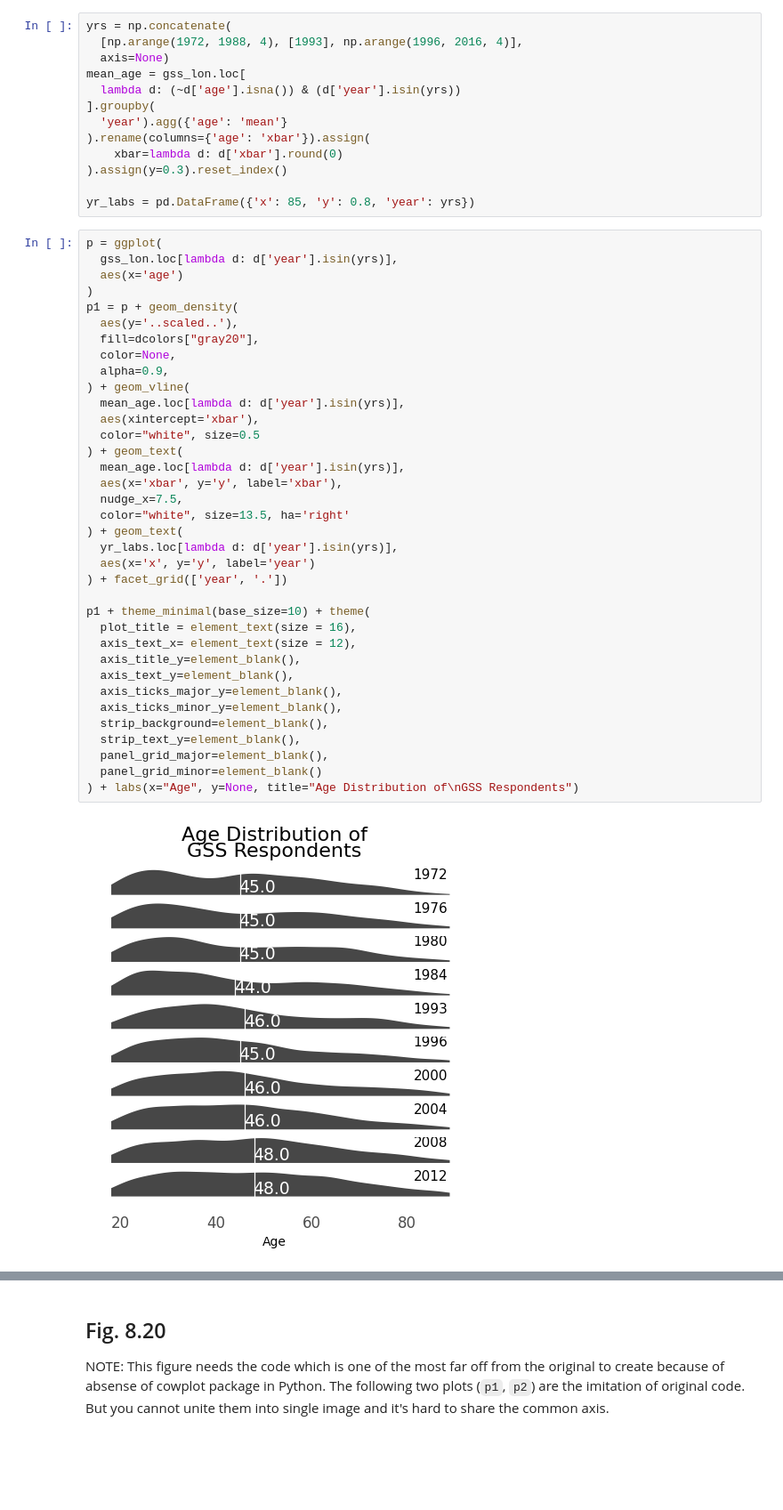
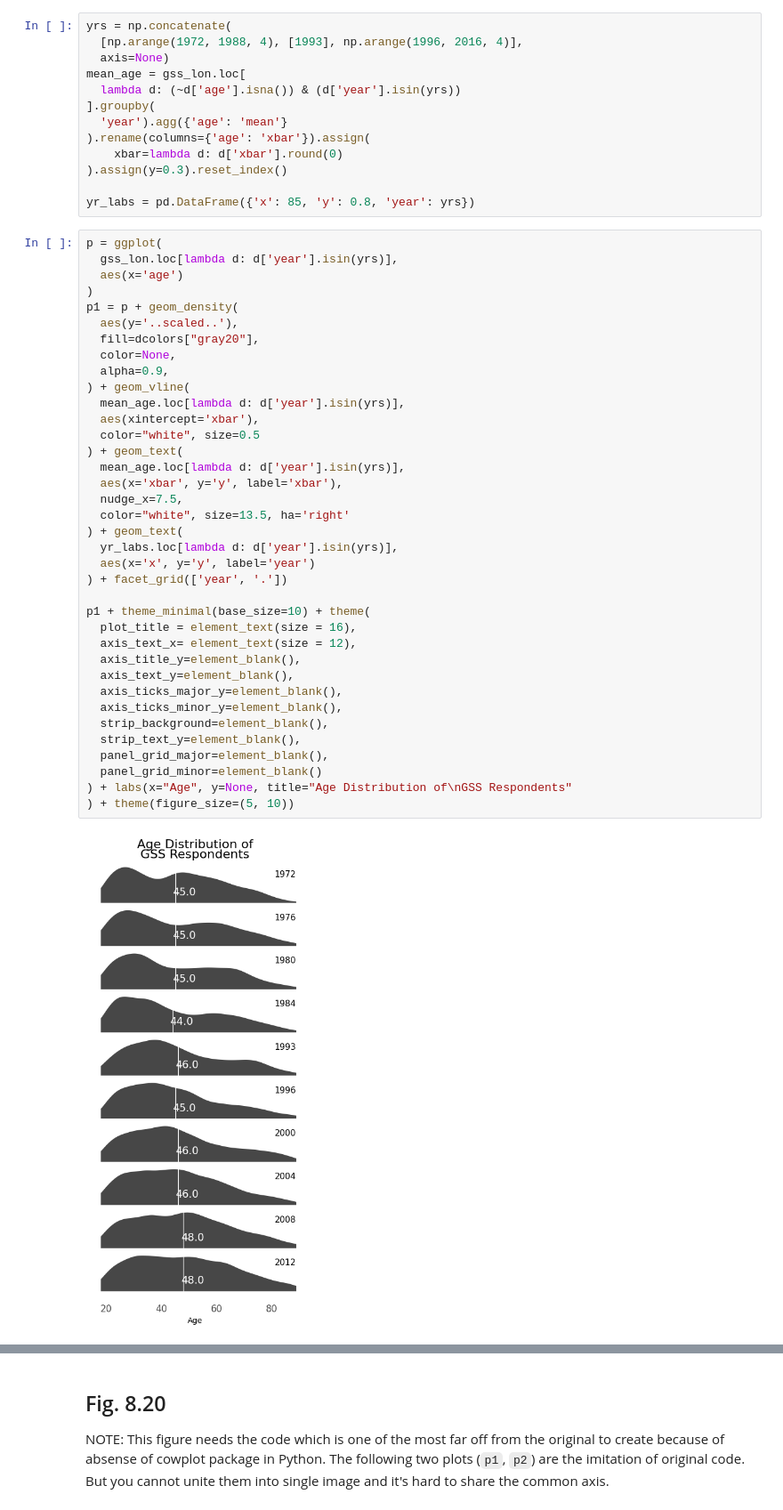
Before and after one commit to Gedevan-Aleksizde/pysocviz, a Jupyter notebook: notebooks/ch.8.ipynb, the cells around one changed output, grey strips where cells are left out. Shown at 89% size. Cells and saved outputs as stored; diff of their text form; blank space fills up the shorter version.

```diff
--- a/notebooks/ch.8.ipynb
+++ b/notebooks/ch.8.ipynb
@@ -285,32 +294,33 @@ p1 = p + geom_density(
   aes(y='..scaled..'),
   fill=dcolors["gray20"],
   color=None,
   alpha=0.9,
 ) + geom_vline(
   mean_age.loc[lambda d: d['year'].isin(yrs)],
   aes(xintercept='xbar'),
   color="white", size=0.5
 ) + geom_text(
   mean_age.loc[lambda d: d['year'].isin(yrs)],
   aes(x='xbar', y='y', label='xbar'),
   nudge_x=7.5,
   color="white", size=13.5, ha='right'
 ) + geom_text(
   yr_labs.loc[lambda d: d['year'].isin(yrs)],
   aes(x='x', y='y', label='year')
 ) + facet_grid(['year', '.'])
 
 p1 + theme_minimal(base_size=10) + theme(
   plot_title = element_text(size = 16),
   axis_text_x= element_text(size = 12),
   axis_title_y=element_blank(),
   axis_text_y=element_blank(),
   axis_ticks_major_y=element_blank(),
   axis_ticks_minor_y=element_blank(),
   strip_background=element_blank(),
   strip_text_y=element_blank(),
   panel_grid_major=element_blank(),
   panel_grid_minor=element_blank()
-) + labs(x="Age", y=None, title="Age Distribution of\nGSS Respondents")
+) + labs(x="Age", y=None, title="Age Distribution of\nGSS Respondents"
+) + theme(figure_size=(5, 10))
 # %% [output]
-[figure, old version]
+[figure, new version]
```
Also changed, not shown: parts of 28 cells of this notebook, 13 other files.
